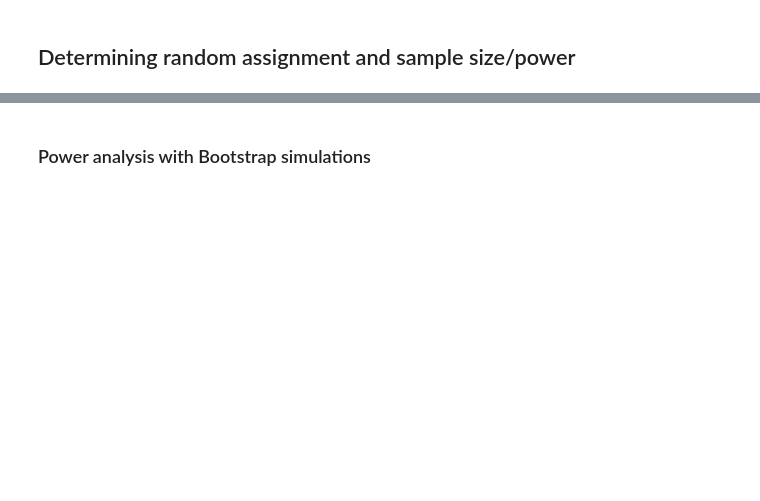
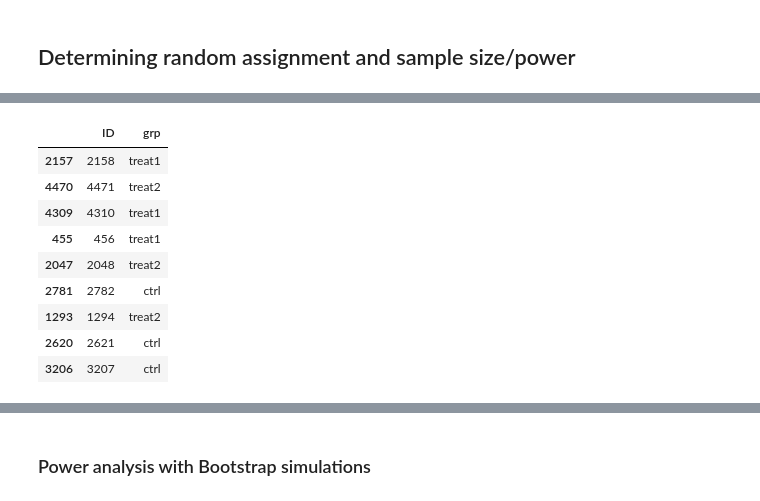
Before and after one commit to BuissonFlorent/BehavioralDataAnalysis, a Jupyter notebook: Chapter 9 - Stratified Randomization/ch09.ipynb, the cells around one changed output, grey strips where cells are left out. Cells and saved outputs as stored; diff of their text form; code cells hidden in the pictures; blank space fills up the shorter version.

```diff
--- a/Chapter 9 - Stratified Randomization/ch09.ipynb
+++ b/Chapter 9 - Stratified Randomization/ch09.ipynb
@@ -30,0 +48,14 @@ exp_data_df = pd.read_csv('chap9-experimental_data.csv')
+# %%
+
+temp_df
+# %% [output]
+|  | ID | grp |
+| 2157 | 2158 | treat1 |
+| 4470 | 4471 | treat2 |
+| 4309 | 4310 | treat1 |
+| 455 | 456 | treat1 |
+| 2047 | 2048 | treat2 |
+| 2781 | 2782 | ctrl |
+| 1293 | 1294 | treat2 |
+| 2620 | 2621 | ctrl |
+| 3206 | 3207 | ctrl |
```
Also changed, not shown: parts of 13 cells of this notebook, 4 other files.
